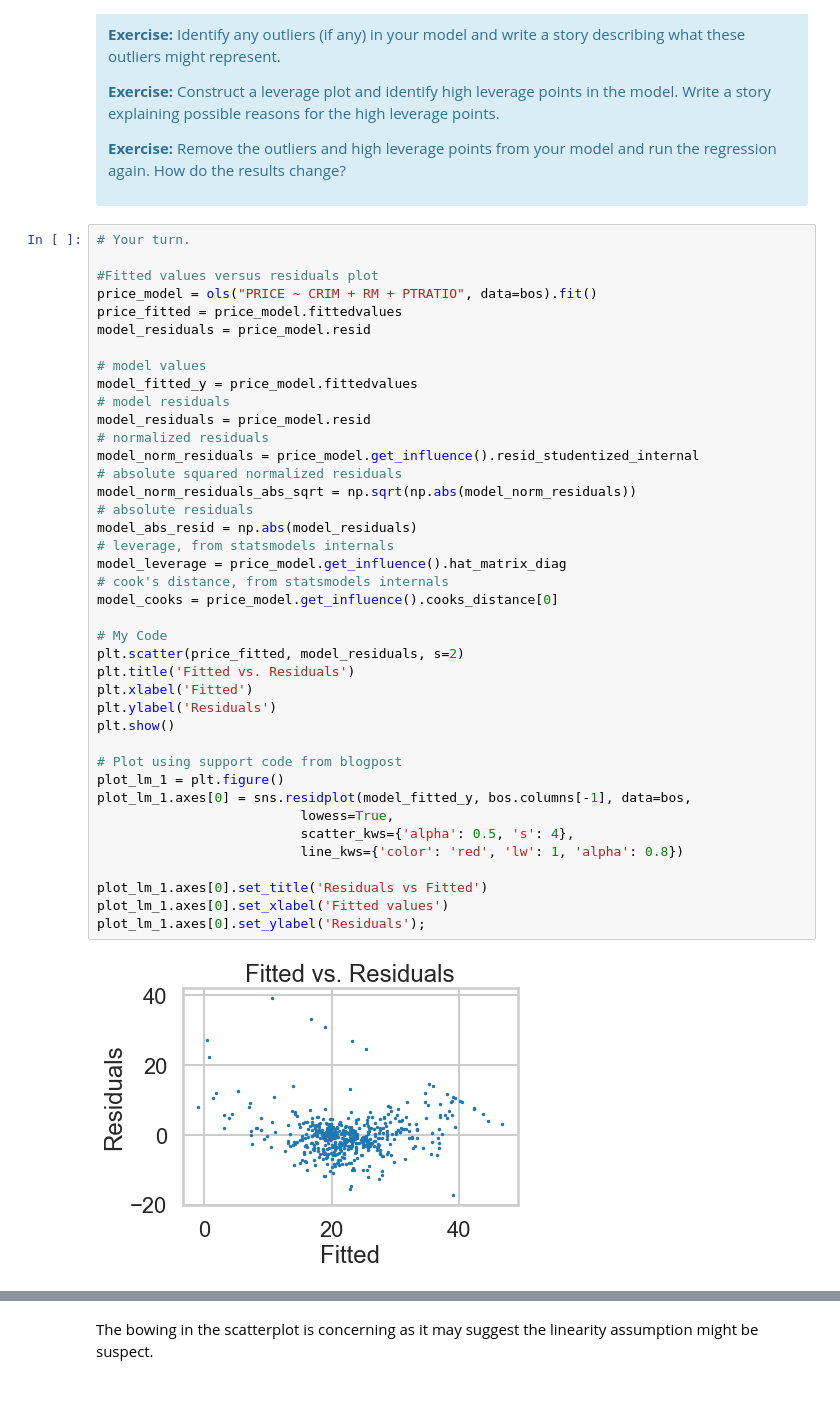
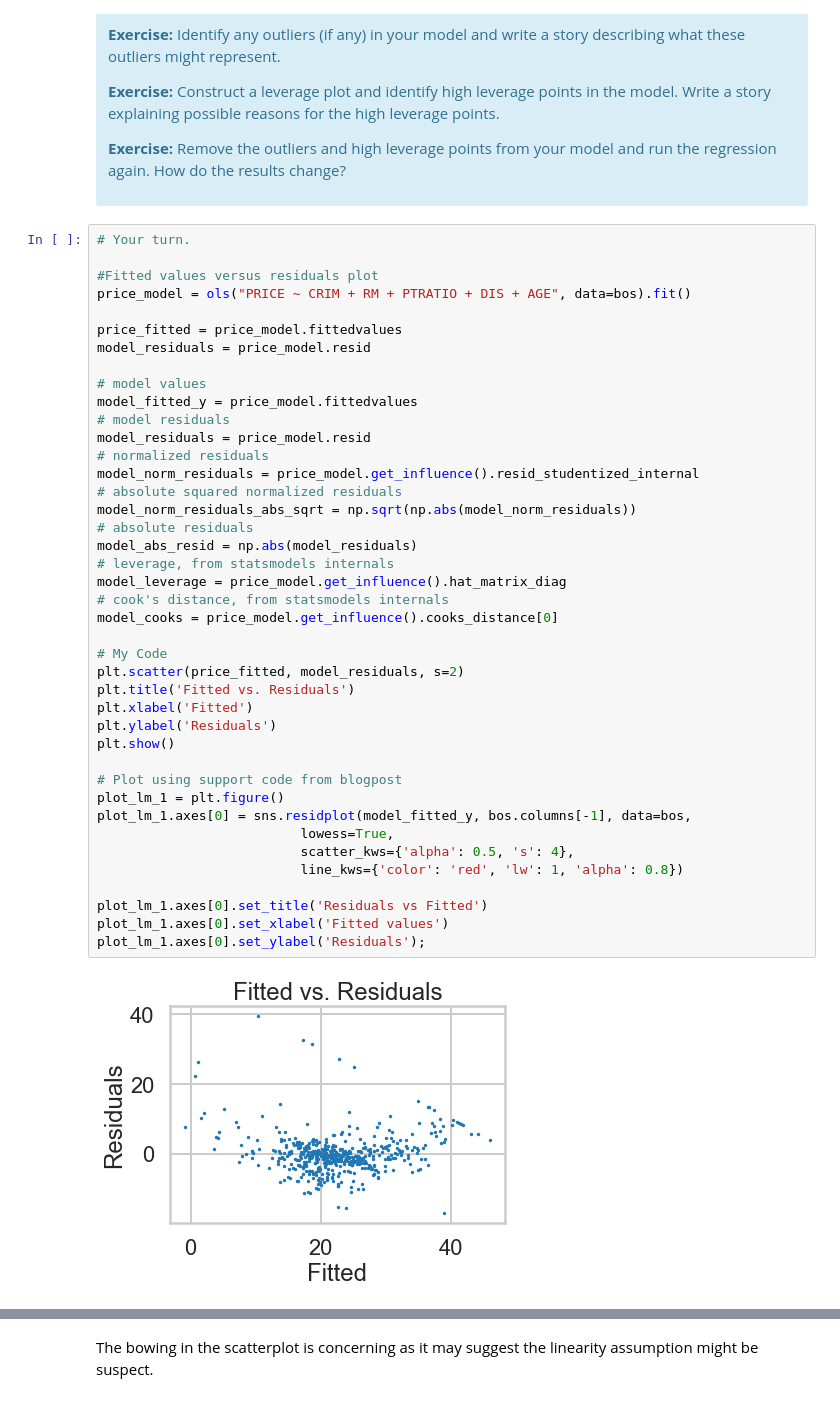
Before and after one commit to ABitNutty/Springboard, a Jupyter notebook: Mini_Project_Linear_Regression.ipynb, the cells around one changed output, grey strips where cells are left out. Drawn from its saved outputs; the diff is of its cells as text.

```diff
--- a/Mini_Project_Linear_Regression.ipynb
+++ b/Mini_Project_Linear_Regression.ipynb
@@ -881,7 +881,8 @@ There are some other issues that are important investigate with linear regressio
 # Your turn.
 
 #Fitted values versus residuals plot
-price_model = ols("PRICE ~ CRIM + RM + PTRATIO", data=bos).fit()
+price_model = ols("PRICE ~ CRIM + RM + PTRATIO + DIS + AGE", data=bos).fit()
+
 price_fitted = price_model.fittedvalues
 model_residuals = price_model.resid
 
@@ -891,31 +892,31 @@ model_fitted_y = price_model.fittedvalues
 model_residuals = price_model.resid
 # normalized residuals
 model_norm_residuals = price_model.get_influence().resid_studentized_internal
 # absolute squared normalized residuals
 model_norm_residuals_abs_sqrt = np.sqrt(np.abs(model_norm_residuals))
 # absolute residuals
 model_abs_resid = np.abs(model_residuals)
 # leverage, from statsmodels internals
 model_leverage = price_model.get_influence().hat_matrix_diag
 # cook's distance, from statsmodels internals
 model_cooks = price_model.get_influence().cooks_distance[0]
 
 # My Code
 plt.scatter(price_fitted, model_residuals, s=2)
 plt.title('Fitted vs. Residuals')
 plt.xlabel('Fitted')
 plt.ylabel('Residuals')
 plt.show()
 
 # Plot using support code from blogpost
 plot_lm_1 = plt.figure()
 plot_lm_1.axes[0] = sns.residplot(model_fitted_y, bos.columns[-1], data=bos,
                           lowess=True,
                           scatter_kws={'alpha': 0.5, 's': 4},
                           line_kws={'color': 'red', 'lw': 1, 'alpha': 0.8})
 
 plot_lm_1.axes[0].set_title('Residuals vs Fitted')
 plot_lm_1.axes[0].set_xlabel('Fitted values')
 plot_lm_1.axes[0].set_ylabel('Residuals');
 # %% [output]
-[figure, old version]
+[figure, new version]
```
Also changed, not shown: parts of 17 cells of this notebook.
